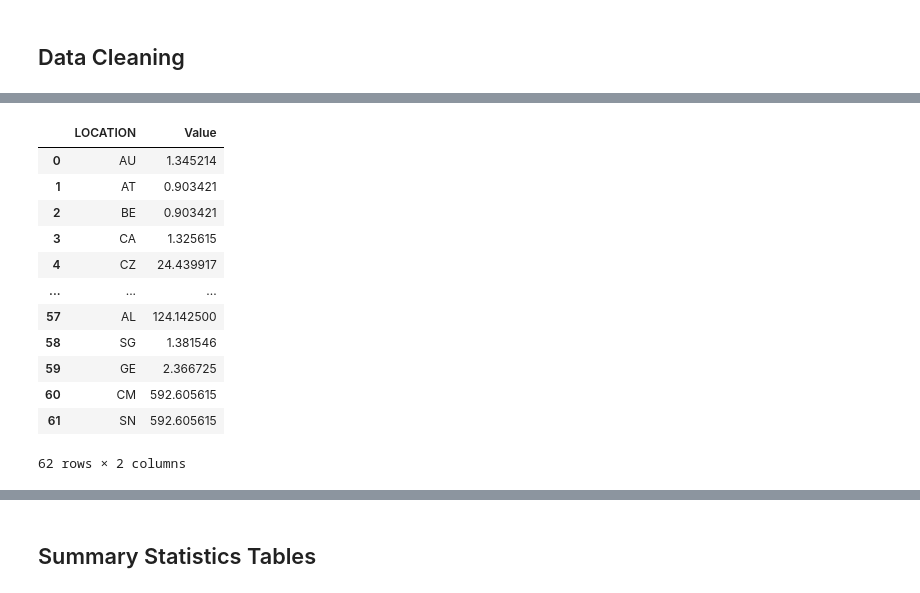
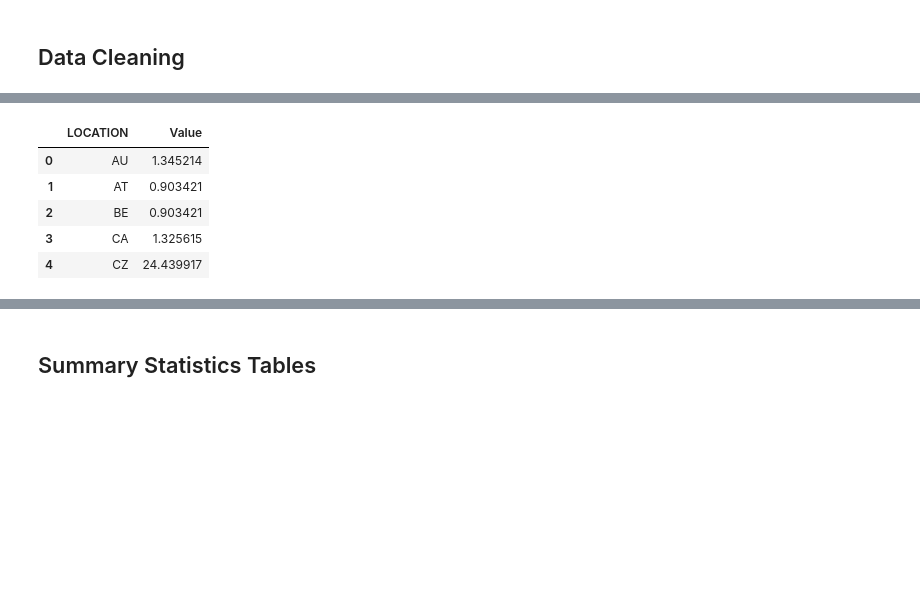
Before and after one commit to ECO225-W2024/project-one-code-macy-chen, a Jupyter notebook: tech_salaries.ipynb, the cells around one changed output, grey strips where cells are left out. Cells and saved outputs as stored; diff of their text form; code cells hidden in the pictures; blank space fills up the shorter version.

```diff
--- a/tech_salaries.ipynb
+++ b/tech_salaries.ipynb
@@ -86,24 +64,17 @@ cleaned_df.head()
 # %%
 exchange_rates_df = pd.read_csv("/Users/macychen/ECO225Project/Data/exchange_rates_2016.csv", low_memory=False)
 cleanedrates_df = exchange_rates_df.drop(columns=['INDICATOR', "SUBJECT", "MEASURE", "FREQUENCY", "TIME", "Flag Codes"])
 
 cleanedrates_df['LOCATION'] = [pycountry.countries.get(alpha_3=code).alpha_2 for code in cleanedrates_df['LOCATION']]
 
-cleanedrates_df
+cleanedrates_df.head()
 # %% [output]
 |  | LOCATION | Value |
 | 0 | AU | 1.345214 |
 | 1 | AT | 0.903421 |
 | 2 | BE | 0.903421 |
 | 3 | CA | 1.325615 |
 | 4 | CZ | 24.439917 |
-| ... | ... | ... |
-| 57 | AL | 124.142500 |
-| 58 | SG | 1.381546 |
-| 59 | GE | 2.366725 |
-| 60 | CM | 592.605615 |
-| 61 | SN | 592.605615 |
-62 rows × 2 columns
 # %%
 # Create a dictionary to map country to exchange rate
 exchange_rate_dict = dict(zip(cleanedrates_df['LOCATION'], cleanedrates_df['Value']))
```
Also changed, not shown: parts of 20 cells of this notebook.
